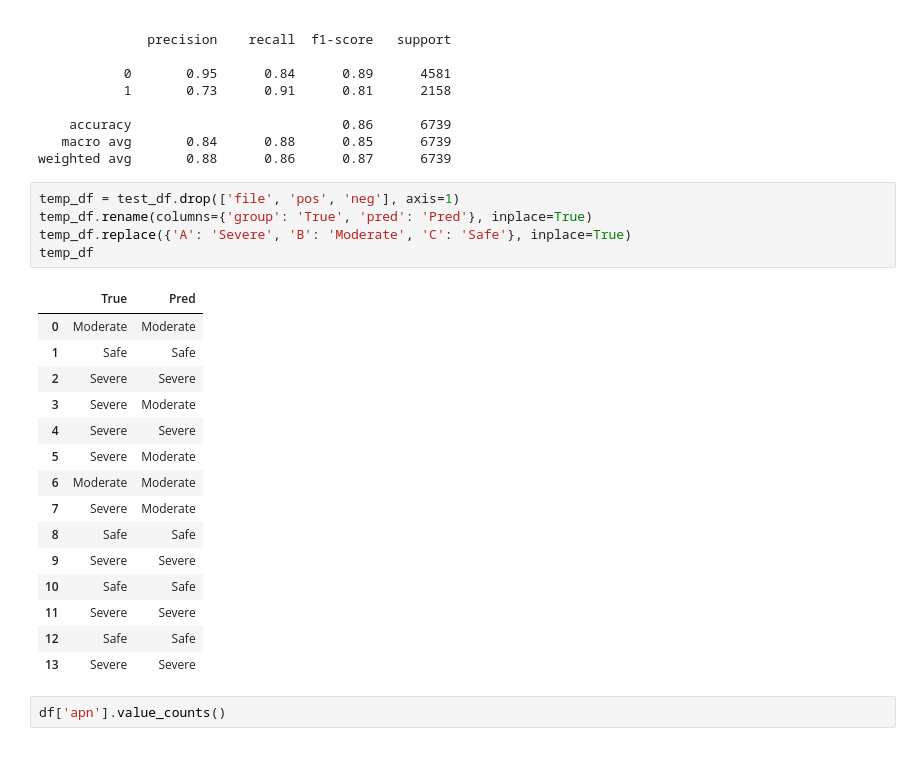
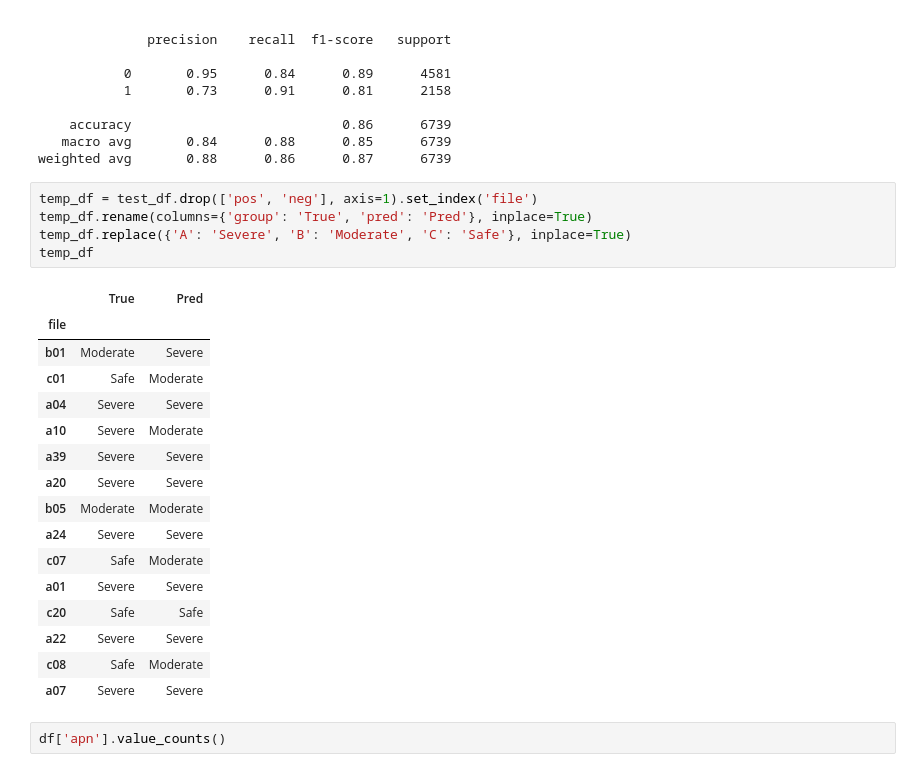
Before and after one commit to ChiQiao/Apnea-ECG, a Jupyter notebook: scripts/8_Model_comparison.ipynb, the cells around one changed output. Cells and saved outputs as stored; diff of their text form.

```diff
--- a/scripts/8_Model_comparison.ipynb
+++ b/scripts/8_Model_comparison.ipynb
@@ -315,26 +315,27 @@ weighted avg       0.91      0.79      0.81        14
    macro avg       0.84      0.88      0.85      6739
 weighted avg       0.88      0.86      0.87      6739
 # %%
-temp_df = test_df.drop(['file', 'pos', 'neg'], axis=1)
+temp_df = test_df.drop(['pos', 'neg'], axis=1).set_index('file')
 temp_df.rename(columns={'group': 'True', 'pred': 'Pred'}, inplace=True)
 temp_df.replace({'A': 'Severe', 'B': 'Moderate', 'C': 'Safe'}, inplace=True)
 temp_df
 # %% [output]
 |  | True | Pred |
-| 0 | Moderate | Moderate |
-| 1 | Safe | Safe |
-| 2 | Severe | Severe |
-| 3 | Severe | Moderate |
-| 4 | Severe | Severe |
-| 5 | Severe | Moderate |
-| 6 | Moderate | Moderate |
-| 7 | Severe | Moderate |
-| 8 | Safe | Safe |
-| 9 | Severe | Severe |
-| 10 | Safe | Safe |
-| 11 | Severe | Severe |
-| 12 | Safe | Safe |
-| 13 | Severe | Severe |
+| file |  |  |
+| b01 | Moderate | Severe |
+| c01 | Safe | Moderate |
+| a04 | Severe | Severe |
+| a10 | Severe | Moderate |
+| a39 | Severe | Severe |
+| a20 | Severe | Severe |
+| b05 | Moderate | Moderate |
+| a24 | Severe | Severe |
+| c07 | Safe | Moderate |
+| a01 | Severe | Severe |
+| c20 | Safe | Safe |
+| a22 | Severe | Severe |
+| c08 | Safe | Moderate |
+| a07 | Severe | Severe |
 # %%
 df['apn'].value_counts()
 # %% [output]
```
Also changed, not shown: parts of 1 cell of this notebook, 26 other files.
